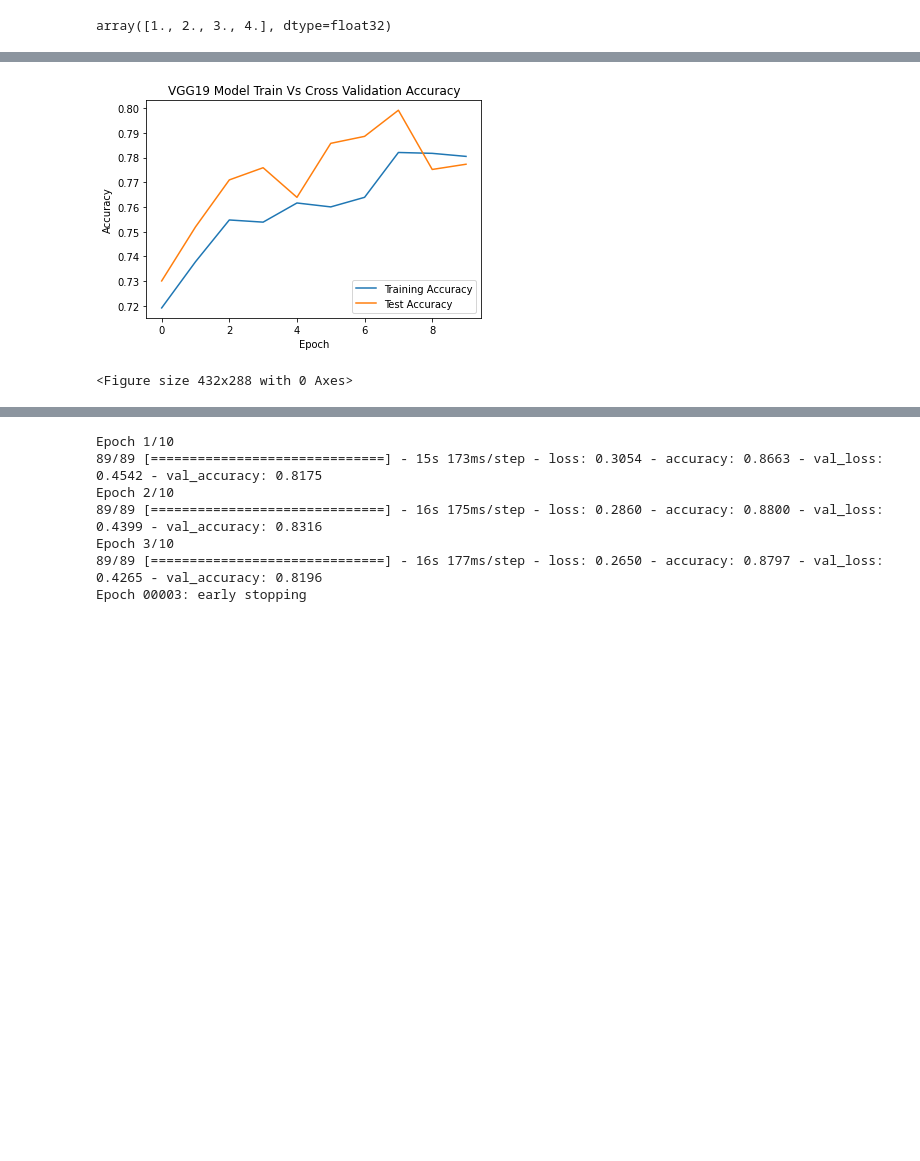
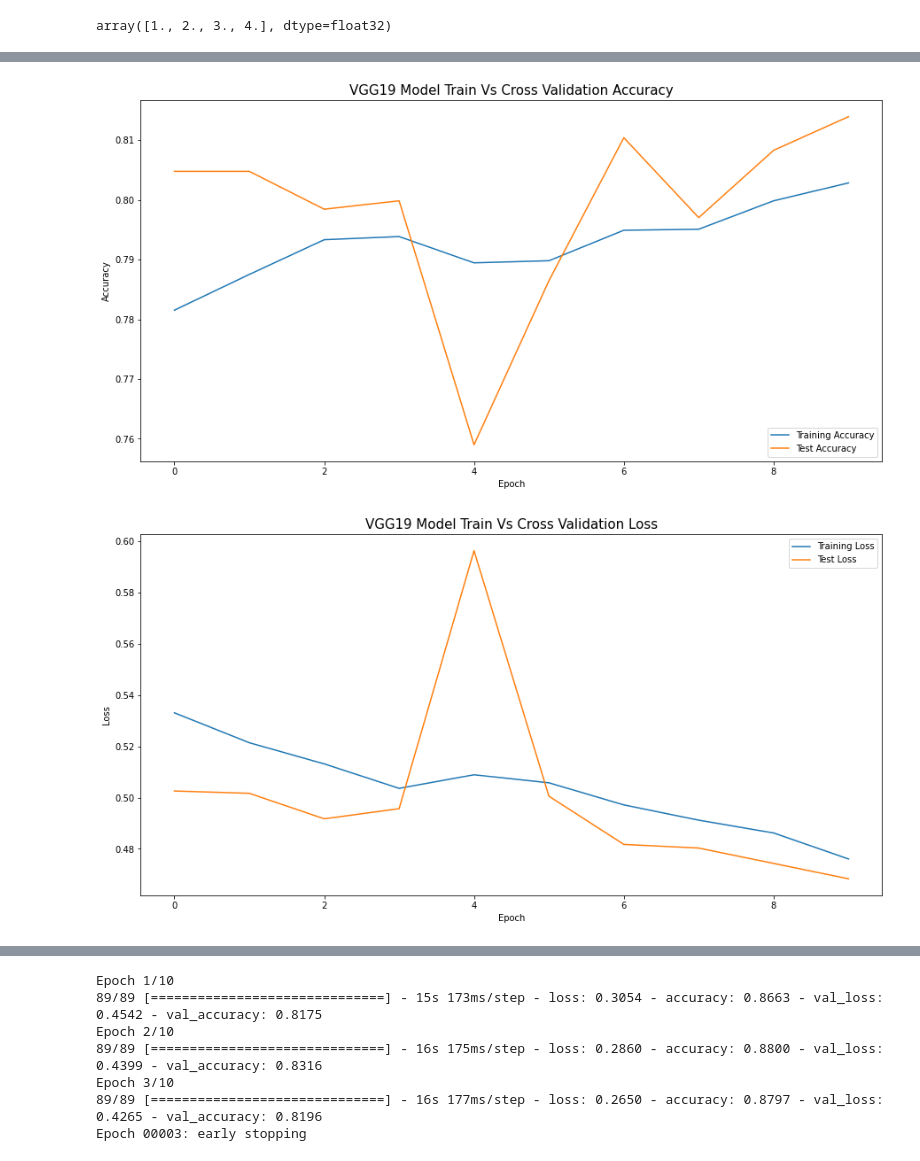
Before and after one commit to suhasmaddali/Steel-Defect-Detection-Challenge, a Jupyter notebook: Steel Defect Detection.ipynb, the cells around one changed output, grey strips where cells are left out. Saved outputs shown, nothing was run; the diff lists cells and outputs as text; code cells hidden in the pictures; blank space fills up the shorter version.

Commit message:
Added the plots and models

```diff
--- a/Steel Defect Detection.ipynb
+++ b/Steel Defect Detection.ipynb
@@ -211,4 +213,11 @@ _________________________________________________________________
+# %%
+MODEL_SAVE_PATH = "Models/"
+# %%
+checkpoint = ModelCheckpoint(MODEL_SAVE_PATH + "VGG19_weights.h5", monitor = 'val_loss', verbose = 0,
+                            save_best_only = True, save_weights_only = False,
+                            mode = 'auto', save_freq = 'epoch')
 # %%
-fitted_model = final_model.fit(X_train, y_train, epochs = 10, validation_data = (X_cv, y_cv), batch_size = 64)
+fitted_model = final_model.fit(X_train, y_train, epochs = 10, validation_data = (X_cv, y_cv),
+                               callbacks = checkpoint, batch_size = 64)
 # %% [output]
 Epoch 1/10
@@ -234,17 +243,27 @@ Epoch 10/10
 # %%
 N = 10
-
+plt.figure(figsize = (15, 7.5))
 plt.plot(np.arange(0, N), fitted_model.history['accuracy'], label = "Training Accuracy")
 plt.plot(np.arange(0, N), fitted_model.history['val_accuracy'], label = "Test Accuracy")
-plt.title('VGG19 Model Train Vs Cross Validation Accuracy')
+plt.title('VGG19 Model Train Vs Cross Validation Accuracy', fontsize = 15)
 plt.ylabel('Accuracy')
 plt.xlabel('Epoch')
 plt.legend(loc = 'lower right')
+plt.savefig("Plots/VGG19_Accuracy_plot.jpg")
 plt.show()
-plt.savefig("VGG19_accuracy_plot.jpg")
+
+plt.figure(figsize = (15, 7.5))
+plt.plot(np.arange(0, N), fitted_model.history['loss'], label = "Training Loss")
+plt.plot(np.arange(0, N), fitted_model.history['val_loss'], label = "Test Loss")
+plt.title('VGG19 Model Train Vs Cross Validation Loss', fontsize = 15)
+plt.ylabel('Loss')
+plt.xlabel('Epoch')
+plt.legend(loc = 'upper right')
+plt.savefig("Plots/VGG19_Loss_plot.jpg")
+plt.show()
 # %% [output]
-[figure, old version]
+[figure, new version]
-<Figure size 432x288 with 0 Axes>
+[figure, added]
 # %%
 ## AveragePooling2D layer size (4, 4) and dropout rate 0.1
 headmodel = VGG19(weights = "imagenet", include_top = False,
```
Also changed, not shown: parts of 6 cells of this notebook, 6 other files.
